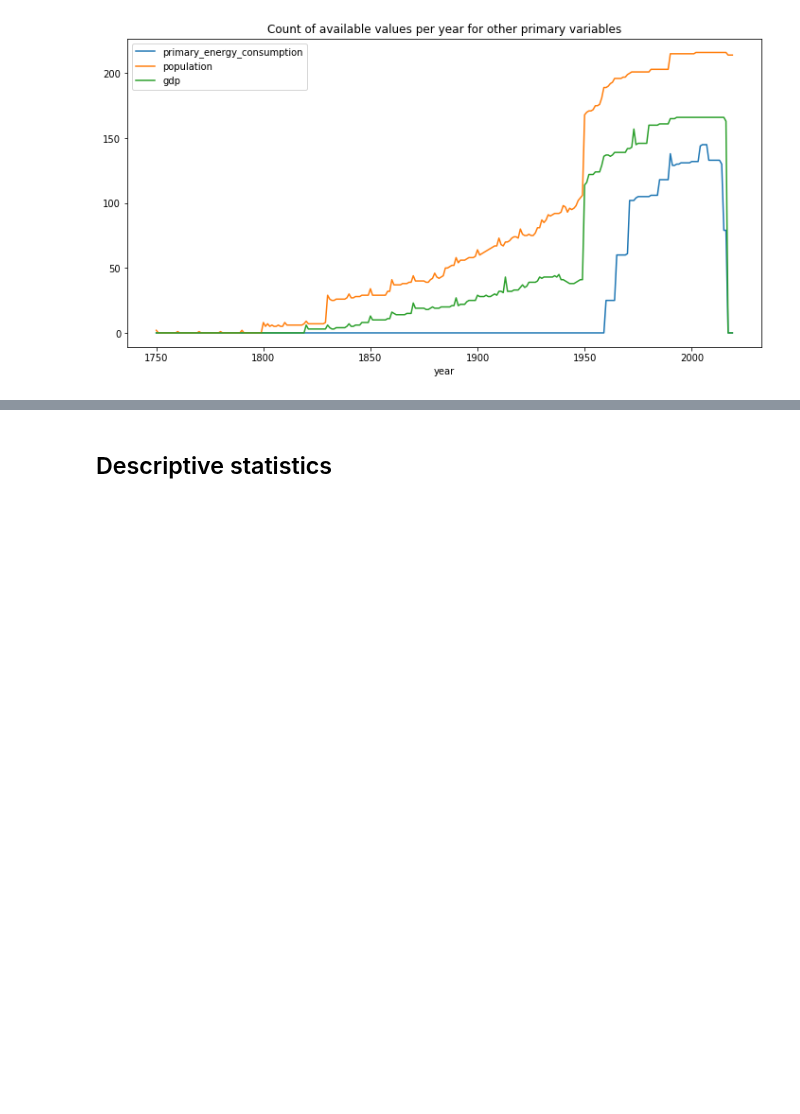
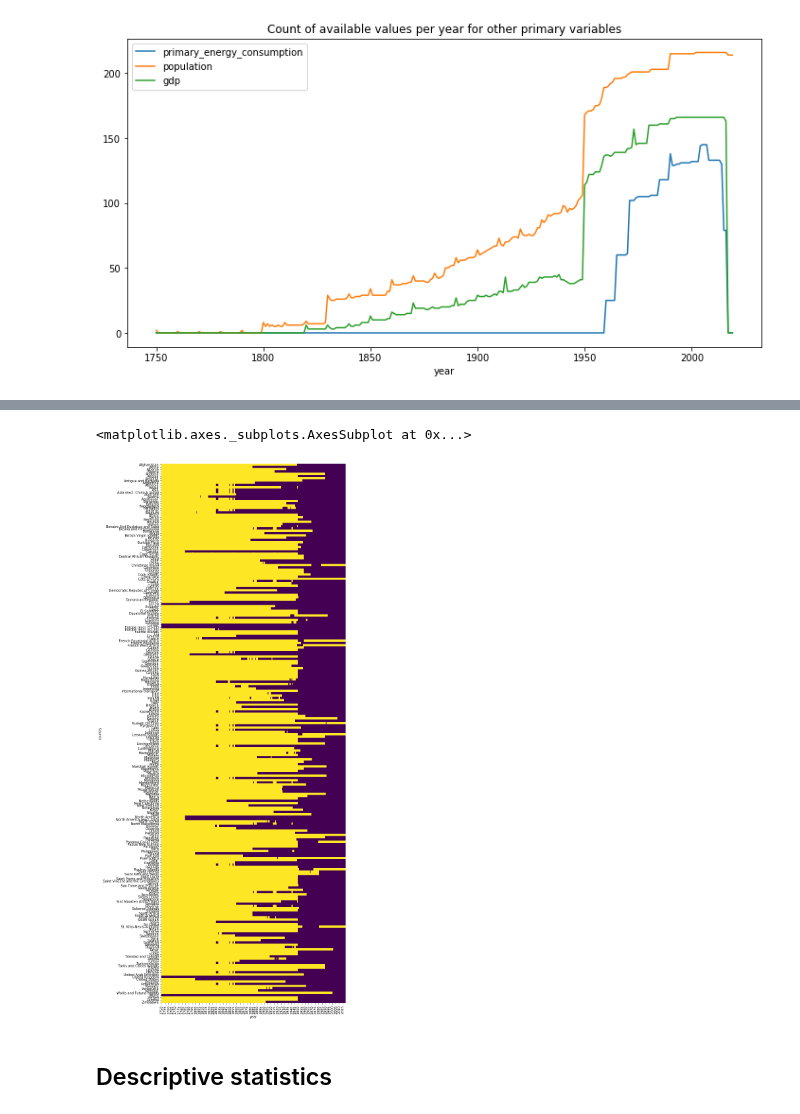
Before and after one commit to OpenGeoScales/ogs-data-exploration, a Jupyter notebook: notebooks/ghg-emissions/owid/owid-data-exploration.ipynb, the cells around one changed output, grey strips where cells are left out. Saved outputs shown, nothing was run; the diff lists cells and outputs as text; code cells hidden in the pictures; blank space fills up the shorter version.

```diff
--- a/notebooks/ghg-emissions/owid/owid-data-exploration.ipynb
+++ b/notebooks/ghg-emissions/owid/owid-data-exploration.ipynb
@@ -308,0 +331,4 @@ by_year[other_primary_variables].plot(figsize=(12,6),
+# %%
+df_co2 = df.pivot(index = 'country',
+                       columns = 'year',
+                       values = 'co2')
@@ -309,3 +418,9 @@ by_year[other_primary_variables].plot(figsize=(12,6),
+# %%
+plt.figure(figsize=(10,30))
+sns.heatmap(df_co2.isnull(),yticklabels=True,cbar=False,cmap='viridis')
+# %% [output]
+<matplotlib.axes._subplots.AxesSubplot at 0x...>
+[figure, added]
 # %% [markdown]
 ## Descriptive statistics
 # %% [markdown]
```
Also changed, not shown: parts of 18 cells of this notebook.
